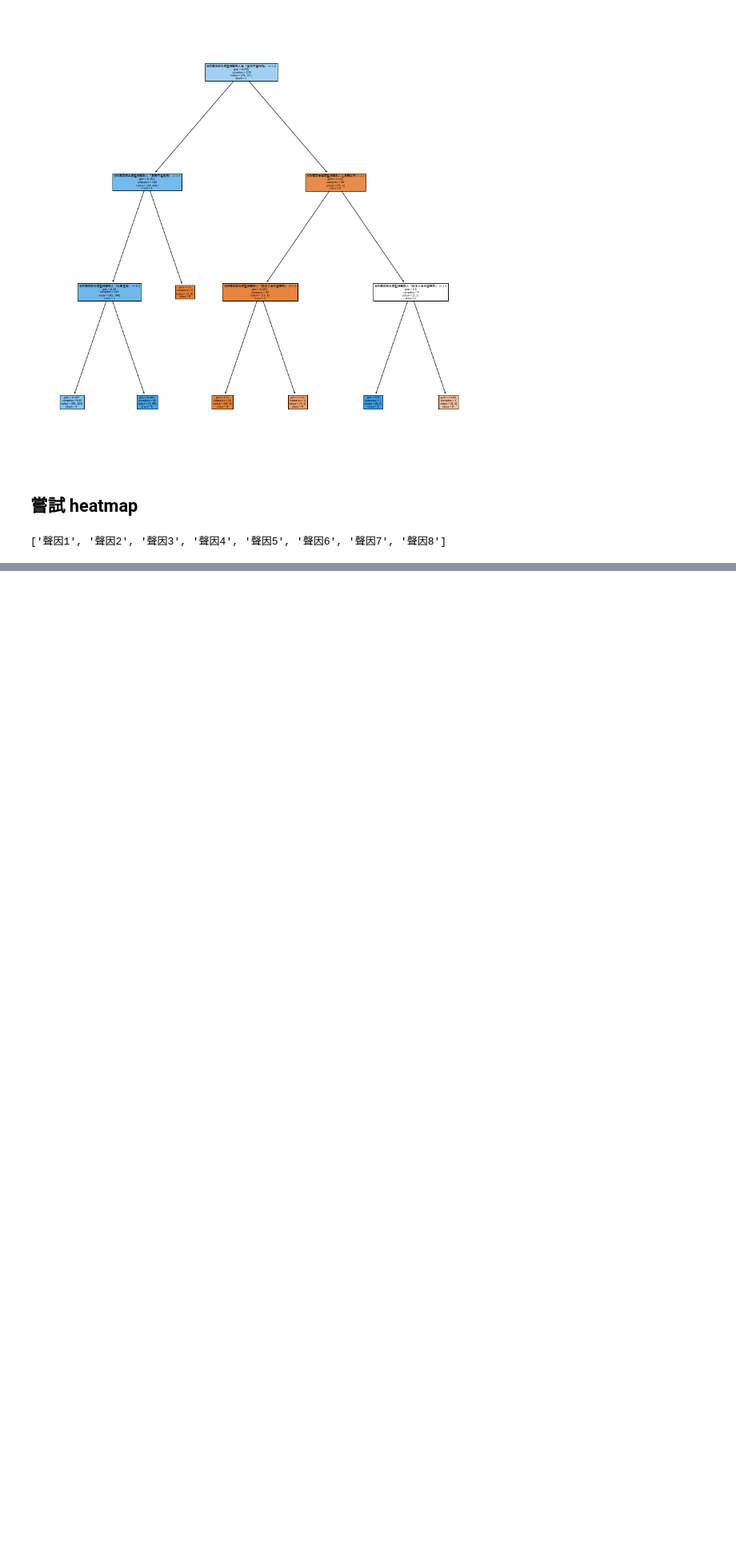
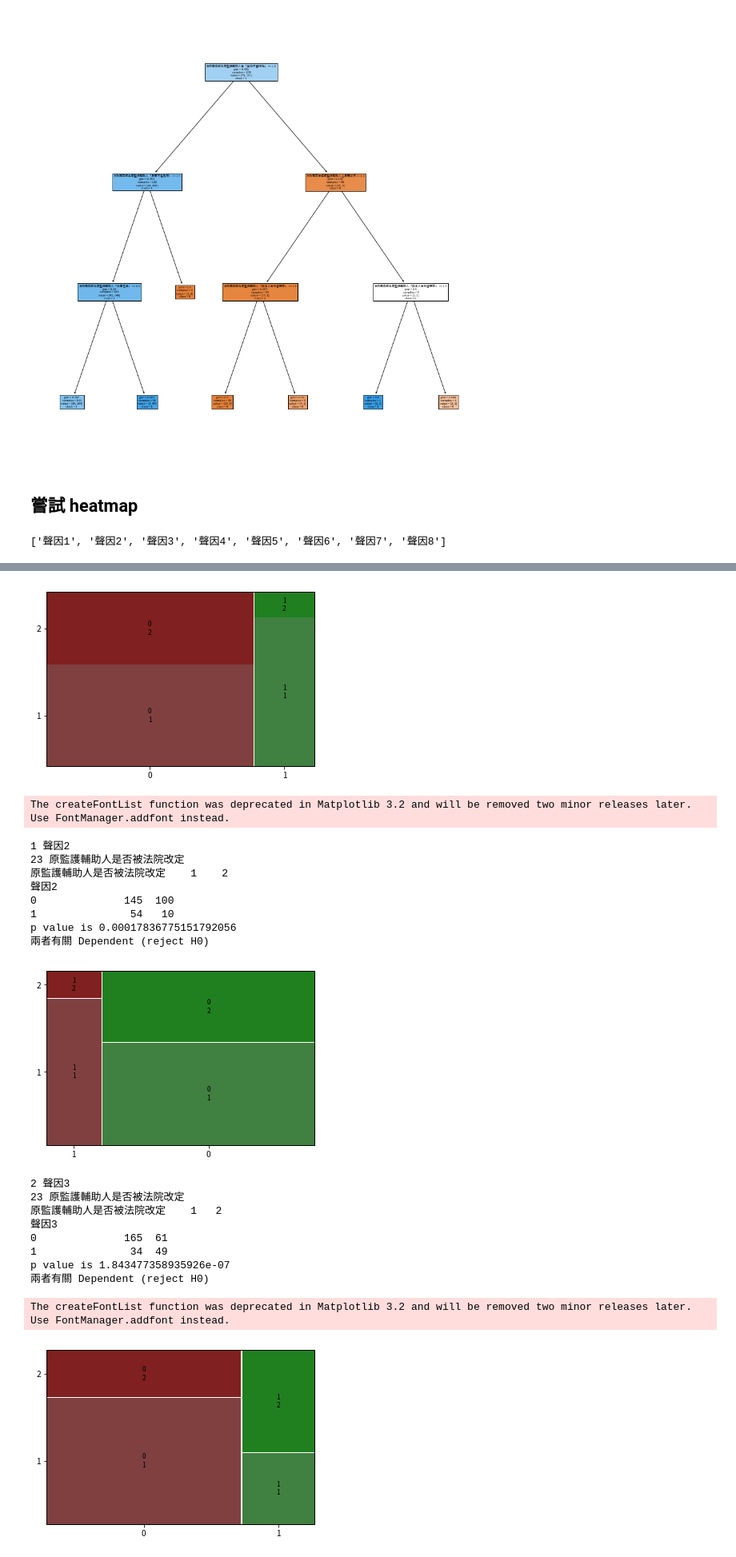
Before and after one commit to jeremy5189/legal-data-analysis, a Jupyter notebook: G4_Class.ipynb, the cells around one changed output, grey strips where cells are left out. Shown at 80% size. Drawn from its saved outputs; the diff is of its cells as text; code cells hidden in the pictures; blank space fills up the shorter version.

Commit message:
chi2_contingency_and_mosaic

```diff
--- a/G4_Class.ipynb
+++ b/G4_Class.ipynb
@@ -577,0 +614,11 @@ The createFontList function was deprecated in Matplotlib 3.2 and will be removed
+# %%
+for i in range(0, 23):
+  c2 = Corr(gsheet_id, gsheet_name, to_drop=[
+    'index',
+    'UUID',
+    '主管機關是否被法院改定 (1=是, 2=否)',
+    '宣告性質',
+    '原監護輔助人之類型'
+  ])
+  c2.chi2_contingency_and_mosaic(c2.col(i), c2.col(23))
+# %% [output]
@@ -577,0 +634,21 @@ The createFontList function was deprecated in Matplotlib 3.2 and will be removed
+[figure, added]
+The createFontList function was deprecated in Matplotlib 3.2 and will be removed two minor releases later. Use FontManager.addfont instead.
+1 聲因2
+23 原監護輔助人是否被法院改定
+原監護輔助人是否被法院改定    1    2
+聲因2
+0              145  100
+1               54   10
+p value is 0.00017836775151792056
+兩者有關 Dependent (reject H0)
+[figure, added]
+2 聲因3
+23 原監護輔助人是否被法院改定
+原監護輔助人是否被法院改定    1   2
+聲因3
+0              165  61
+1               34  49
+p value is 1.843477358935926e-07
+兩者有關 Dependent (reject H0)
+The createFontList function was deprecated in Matplotlib 3.2 and will be removed two minor releases later. Use FontManager.addfont instead.
+[figure, added]
```
Also changed, not shown: parts of 9 cells of this notebook.
